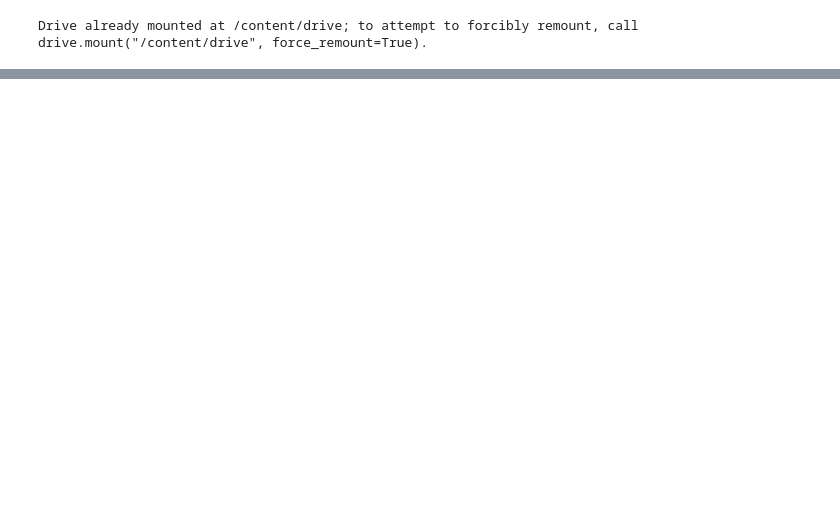
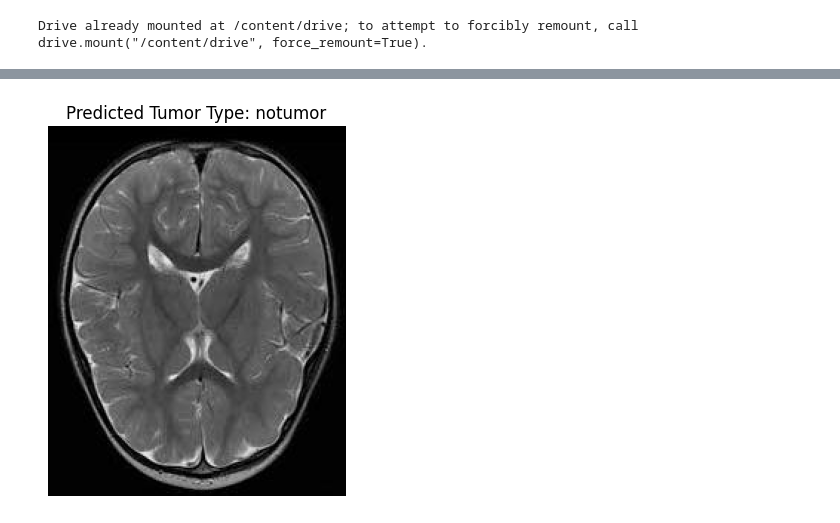
Before and after one commit to abir-pramanik/brain-tumor-detection-final-project, a Jupyter notebook: brain_tumor_final.ipynb, the cells around one changed output, grey strips where cells are left out. Drawn from its saved outputs; the diff is of its cells as text; code cells hidden in the pictures; blank space fills up the shorter version.

```diff
--- a/brain_tumor_final.ipynb
+++ b/brain_tumor_final.ipynb
@@ -116,0 +132,18 @@ Saving Te-gl_0194.jpg to Te-gl_0194.jpg
+# %%
+uploaded = files.upload()
+
+for fname in uploaded.keys():
+    path = fname
+    img = cv2.imread(path, cv2.IMREAD_GRAYSCALE)
+    img = cv2.resize(img, (IMG_WIDTH, IMG_HEIGHT))
+    img = img / 255.0
+    img = img.reshape(1, IMG_WIDTH, IMG_HEIGHT, 1)
+
+    prediction = model.predict(img)
+    predicted_class = CLASSES[np.argmax(prediction)]
+
+    plt.imshow(cv2.imread(path))
+    plt.title(f"Predicted Tumor Type: {predicted_class}")
+    plt.axis(False)
+    plt.show()
+# %% [output]
@@ -116,0 +153 @@ Saving Te-gl_0194.jpg to Te-gl_0194.jpg
+[figure, added]
```
Also changed, not shown: parts of 15 cells of this notebook.
